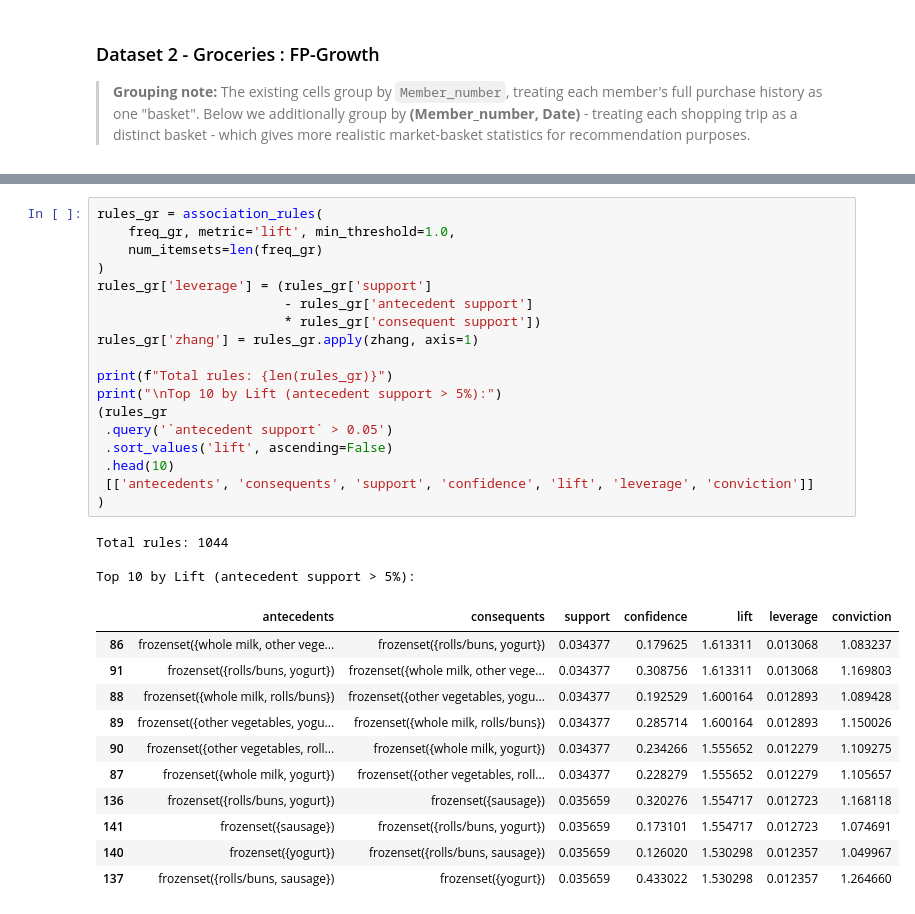
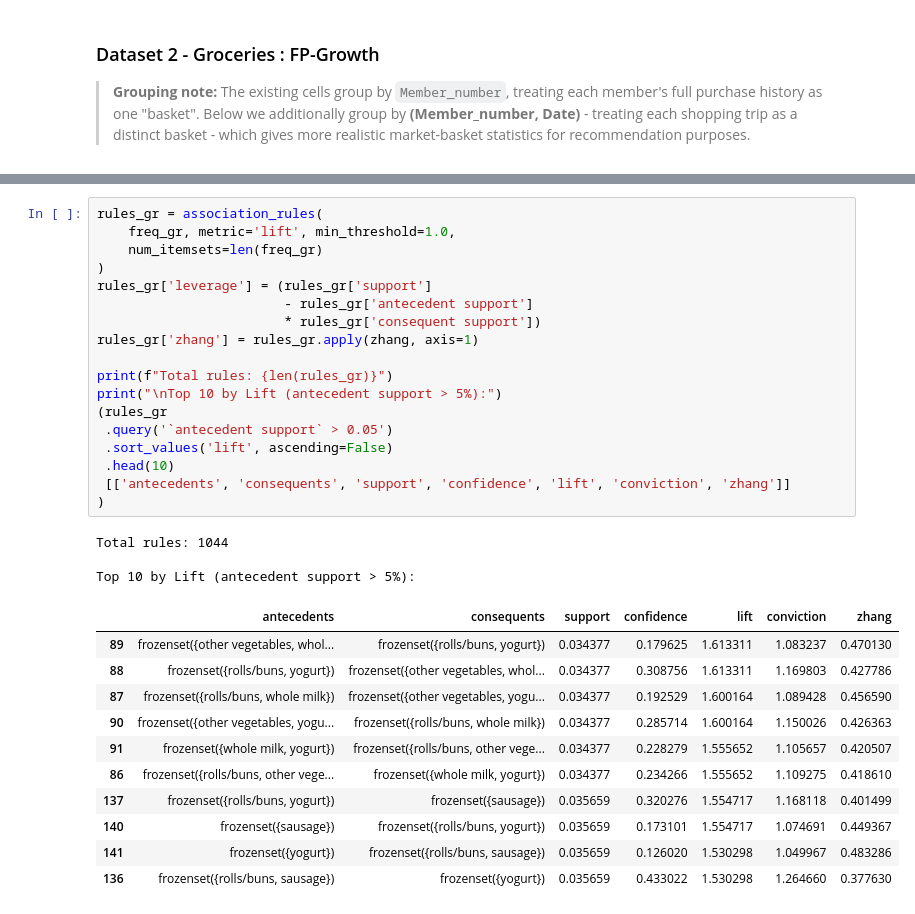
Before and after one commit to robin-szy/machine-learning-course-projects, a Jupyter notebook: HW1_Clustering_Supermarket/association.ipynb, the cells around one changed output, grey strips where cells are left out. Cells and saved outputs as stored; diff of their text form.

```diff
--- a/HW1_Clustering_Supermarket/association.ipynb
+++ b/HW1_Clustering_Supermarket/association.ipynb
@@ -353,34 +439,34 @@ Frequent itemsets (min_support=3%, per-member grouping): 415
 # %%
 rules_gr = association_rules(
     freq_gr, metric='lift', min_threshold=1.0,
     num_itemsets=len(freq_gr)
 )
 rules_gr['leverage'] = (rules_gr['support']
                         - rules_gr['antecedent support']
                         * rules_gr['consequent support'])
 rules_gr['zhang'] = rules_gr.apply(zhang, axis=1)
 
 print(f"Total rules: {len(rules_gr)}")
 print("\nTop 10 by Lift (antecedent support > 5%):")
 (rules_gr
  .query('`antecedent support` > 0.05')
  .sort_values('lift', ascending=False)
  .head(10)
- [['antecedents', 'consequents', 'support', 'confidence', 'lift', 'leverage', 'conviction']]
+ [['antecedents', 'consequents', 'support', 'confidence', 'lift', 'conviction', 'zhang']]
 )
 # %% [output]
 Total rules: 1044
 
 Top 10 by Lift (antecedent support > 5%):
-|  | antecedents | consequents | support | confidence | lift | leverage | conviction |
-| 86 | frozenset({whole milk, other vege... | frozenset({rolls/buns, yogurt}) | 0.034377 | 0.179625 | 1.613311 | 0.013068 | 1.083237 |
-| 91 | frozenset({rolls/buns, yogurt}) | frozenset({whole milk, other vege... | 0.034377 | 0.308756 | 1.613311 | 0.013068 | 1.169803 |
-| 88 | frozenset({whole milk, rolls/buns}) | frozenset({other vegetables, yogu... | 0.034377 | 0.192529 | 1.600164 | 0.012893 | 1.089428 |
-| 89 | frozenset({other vegetables, yogu... | frozenset({whole milk, rolls/buns}) | 0.034377 | 0.285714 | 1.600164 | 0.012893 | 1.150026 |
-| 90 | frozenset({other vegetables, roll... | frozenset({whole milk, yogurt}) | 0.034377 | 0.234266 | 1.555652 | 0.012279 | 1.109275 |
-| 87 | frozenset({whole milk, yogurt}) | frozenset({other vegetables, roll... | 0.034377 | 0.228279 | 1.555652 | 0.012279 | 1.105657 |
-| 136 | frozenset({rolls/buns, yogurt}) | frozenset({sausage}) | 0.035659 | 0.320276 | 1.554717 | 0.012723 | 1.168118 |
-| 141 | frozenset({sausage}) | frozenset({rolls/buns, yogurt}) | 0.035659 | 0.173101 | 1.554717 | 0.012723 | 1.074691 |
-| 140 | frozenset({yogurt}) | frozenset({rolls/buns, sausage}) | 0.035659 | 0.126020 | 1.530298 | 0.012357 | 1.049967 |
-| 137 | frozenset({rolls/buns, sausage}) | frozenset({yogurt}) | 0.035659 | 0.433022 | 1.530298 | 0.012357 | 1.264660 |
+|  | antecedents | consequents | support | confidence | lift | conviction | zhang |
+| 89 | frozenset({other vegetables, whol... | frozenset({rolls/buns, yogurt}) | 0.034377 | 0.179625 | 1.613311 | 1.083237 | 0.470130 |
+| 88 | frozenset({rolls/buns, yogurt}) | frozenset({other vegetables, whol... | 0.034377 | 0.308756 | 1.613311 | 1.169803 | 0.427786 |
+| 87 | frozenset({rolls/buns, whole milk}) | frozenset({other vegetables, yogu... | 0.034377 | 0.192529 | 1.600164 | 1.089428 | 0.456590 |
+| 90 | frozenset({other vegetables, yogu... | frozenset({rolls/buns, whole milk}) | 0.034377 | 0.285714 | 1.600164 | 1.150026 | 0.426363 |
+| 91 | frozenset({whole milk, yogurt}) | frozenset({rolls/buns, other vege... | 0.034377 | 0.228279 | 1.555652 | 1.105657 | 0.420507 |
+| 86 | frozenset({rolls/buns, other vege... | frozenset({whole milk, yogurt}) | 0.034377 | 0.234266 | 1.555652 | 1.109275 | 0.418610 |
+| 137 | frozenset({rolls/buns, yogurt}) | frozenset({sausage}) | 0.035659 | 0.320276 | 1.554717 | 1.168118 | 0.401499 |
+| 140 | frozenset({sausage}) | frozenset({rolls/buns, yogurt}) | 0.035659 | 0.173101 | 1.554717 | 1.074691 | 0.449367 |
+| 141 | frozenset({yogurt}) | frozenset({rolls/buns, sausage}) | 0.035659 | 0.126020 | 1.530298 | 1.049967 | 0.483286 |
+| 136 | frozenset({rolls/buns, sausage}) | frozenset({yogurt}) | 0.035659 | 0.433022 | 1.530298 | 1.264660 | 0.377630 |
 # %%
```
Also changed, not shown: parts of 13 cells of this notebook, 1 other file.
